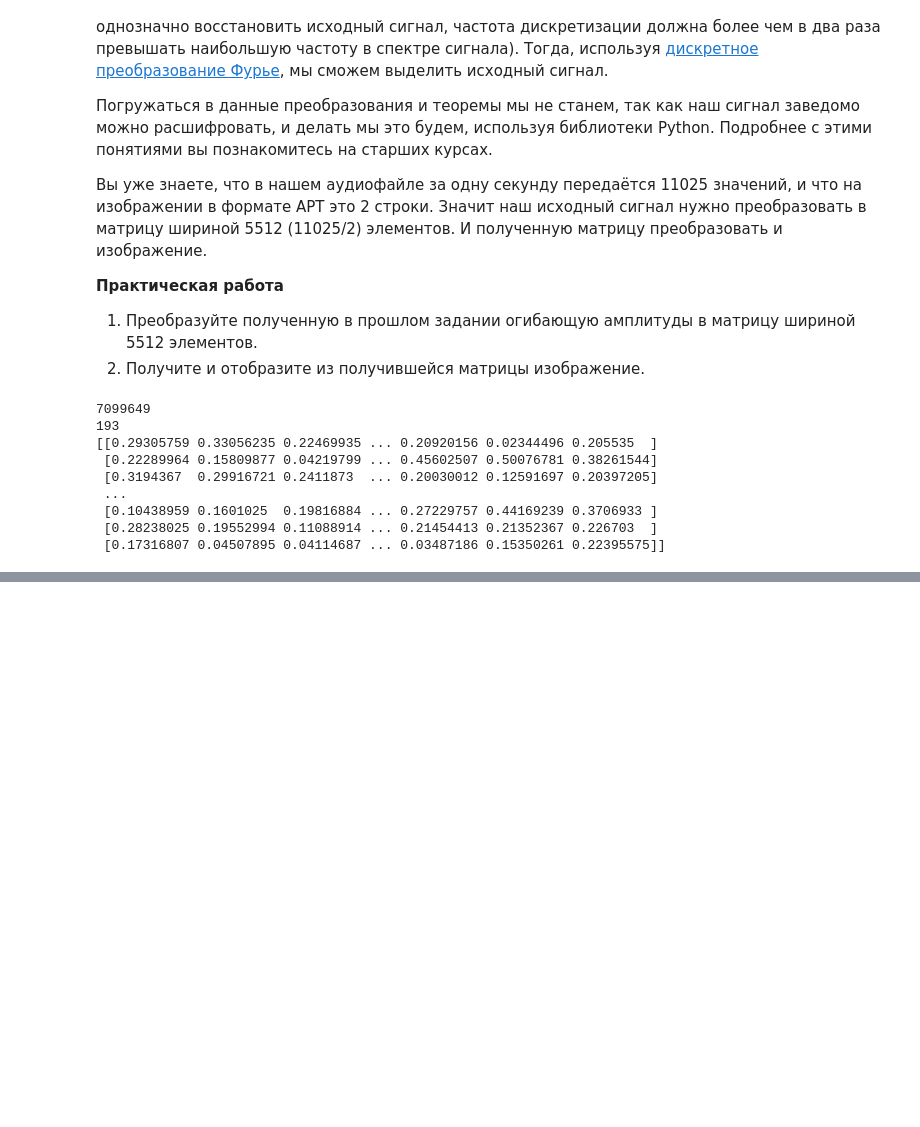
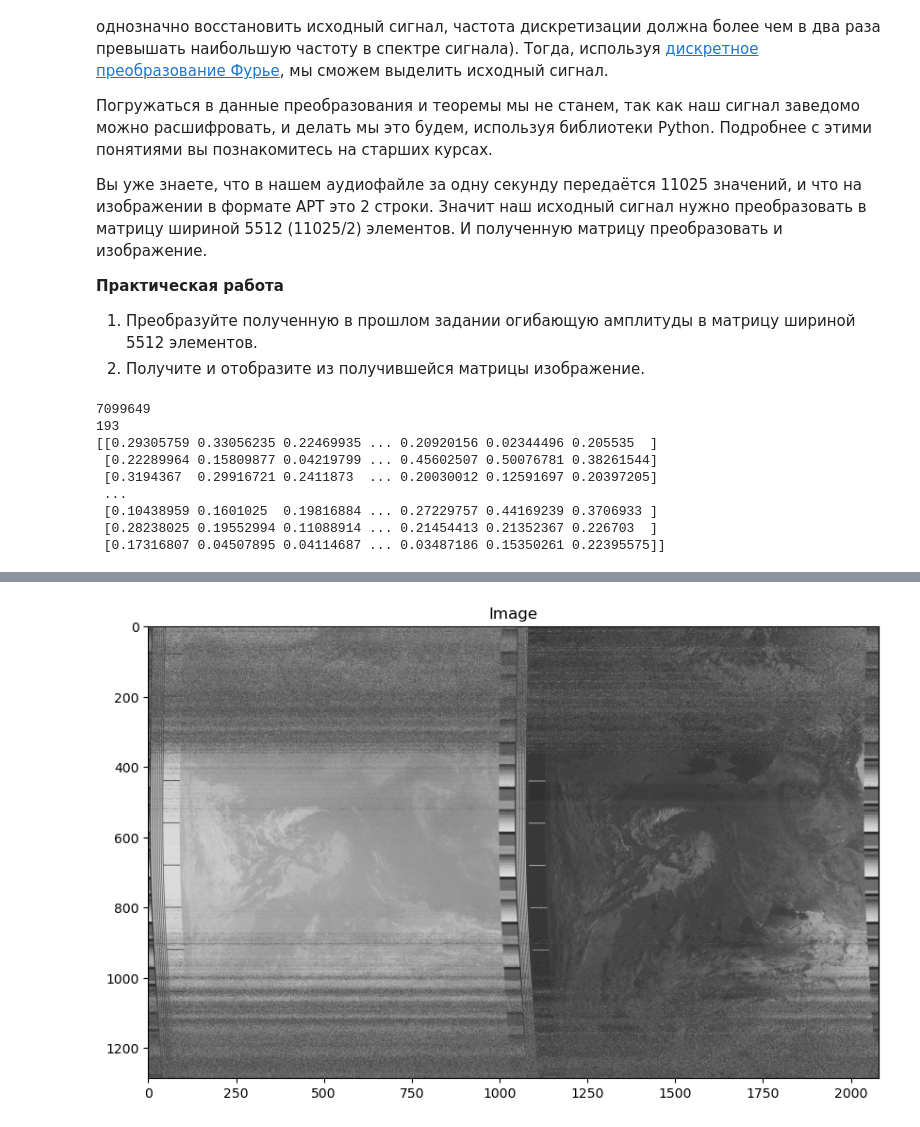
Before and after one commit to OlegSanMos/Geoinfa, a Jupyter notebook: Theory/8-APT-2.ipynb, the cells around one changed output, grey strips where cells are left out. Cells and saved outputs as stored; diff of their text form; code cells hidden in the pictures; blank space fills up the shorter version.

```diff
--- a/Theory/8-APT-2.ipynb
+++ b/Theory/8-APT-2.ipynb
@@ -202,0 +290,9 @@ plt.show()
+# %%
+indexmin = int(indexes[600:750].mean()) + 1
+for i in range(len(matrix)):
+    print(i)
+    m1 = np.copy(matrix[i])
+    for j in range(indexmin, 2080):
+        matrix[i][j - indexmin] = m1[j]
+    for j in range(0, indexmin):
+        matrix[i][2080 - indexmin + j - 1] = m1[j]
@@ -202,0 +317,9 @@ plt.show()
+# %%
+fig, ax = plt.subplots(figsize=(10, 7), dpi=100)
+
+# Последний элемент убираем, потому что он (может быть) заполнен не полностью
+ax.imshow(matrix[:-1], cmap='gray')
+plt.title('Image')
+plt.show()
+# %% [output]
+[figure, added]
```
Also changed, not shown: parts of 11 cells of this notebook.
